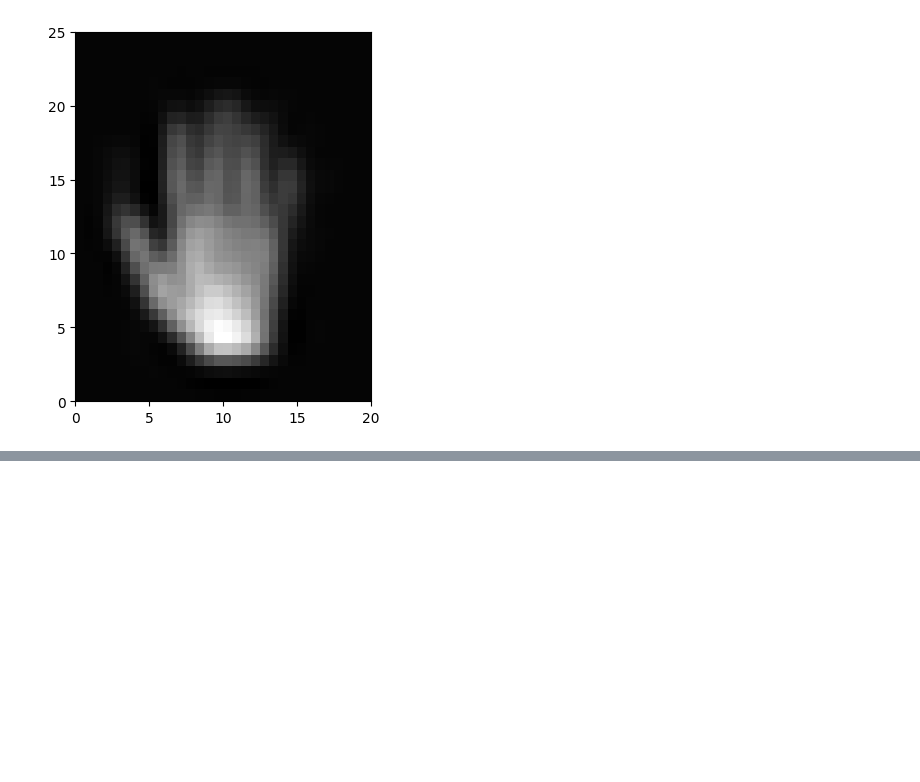
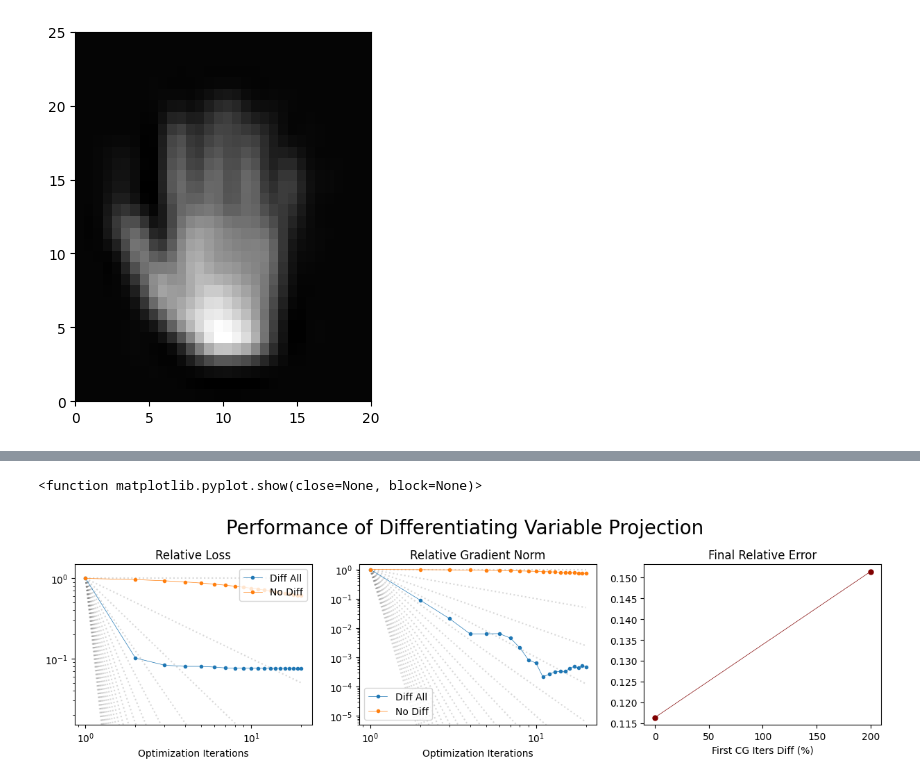
Before and after one commit to wdwatson2/ImgRegPytorchProject, a Jupyter notebook: scripts/solve_SuperResolution.ipynb, the cells around one changed output, grey strips where cells are left out. Saved outputs shown, nothing was run; the diff lists cells and outputs as text; code cells hidden in the pictures; blank space fills up the shorter version.

Commit message:
adding results from diff through different percentage of last iters of CG

```diff
--- a/scripts/solve_SuperResolution.ipynb
+++ b/scripts/solve_SuperResolution.ipynb
@@ -531,0 +464,36 @@ Loss: 7.7777e-01 Grad: 2.2013e+03
+# %%
+fig, ax = plt.subplots(1, 3, figsize = (15, 3))
+
+states = ["Diff All", "No Diff"]
+
+plt.sca(ax[0])
+for i in range(20):
+    plt.loglog(np.arange(20) + 1, 1/(np.arange(20) + 1)**(i), color='gray', alpha=.3, linestyle=':')
+for i in range(len(states)):
+    plt.loglog(np.arange(20) + 1, np.array(loss_grads[i])/loss_grads[i][0], label="{}".format(states[i]), linewidth=0.5, marker = '.')
+plt.legend(loc = 'upper right')
+plt.ylim(1.5e-2,1.5)
+plt.title('Relative Loss')
+plt.xlabel('Optimization Iterations')
+
+plt.sca(ax[1])
+for i in range(20):
+    plt.loglog(np.arange(20) + 1, 1/(np.arange(20) + 1)**(i), color='gray', alpha=.3, linestyle=':')
+for i in range(len(states)):
+    plt.loglog(np.arange(20) + 1, np.array(grad_grads[i])/grad_grads[i][0], label="{}".format(states[i]), linewidth=0.5, marker = '.')
+plt.legend()
+plt.ylim(5e-6,1.5)
+plt.title('Relative Gradient Norm')
+plt.xlabel('Optimization Iterations')
+
+plt.sca(ax[2])
+plt.plot([0, 200], np.array([torch.norm(f - R) for f in f0_grads])/torch.norm(R), linewidth=0.5, marker = '.', markersize=10, color='maroon')
+plt.title('Final Relative Error')
+plt.xlabel(f'First CG Iters Diff (%)')
+
+plt.suptitle('Performance of Differentiating Variable Projection', y = 1.1, size=20)
+plt.savefig('../results/figs/diff_CG_og_performance.pdf', bbox_inches='tight')
+plt.show
+# %% [output]
+<function matplotlib.pyplot.show(close=None, block=None)>
+[figure, added]
```
Also changed, not shown: parts of 8 cells of this notebook, 5 other files.
